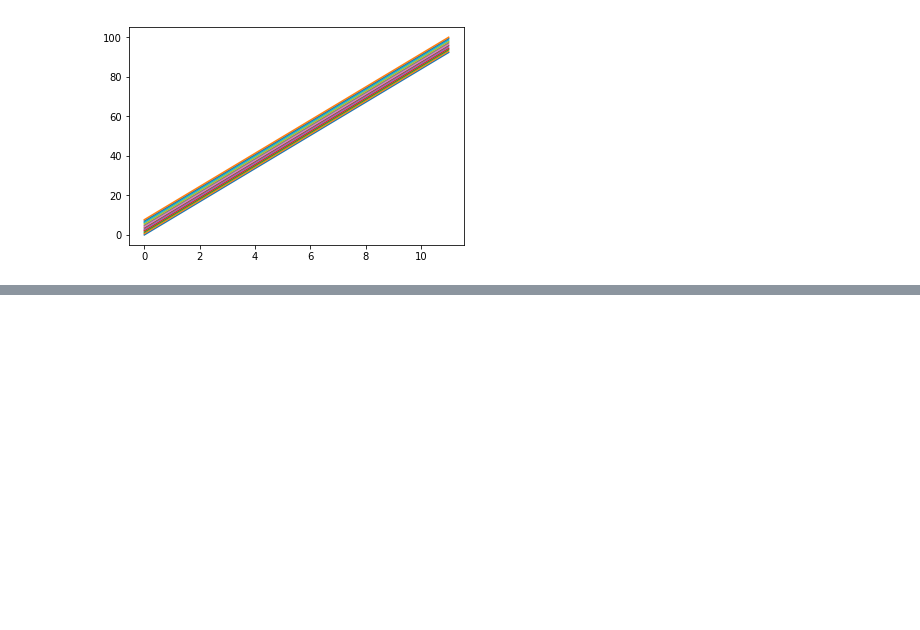
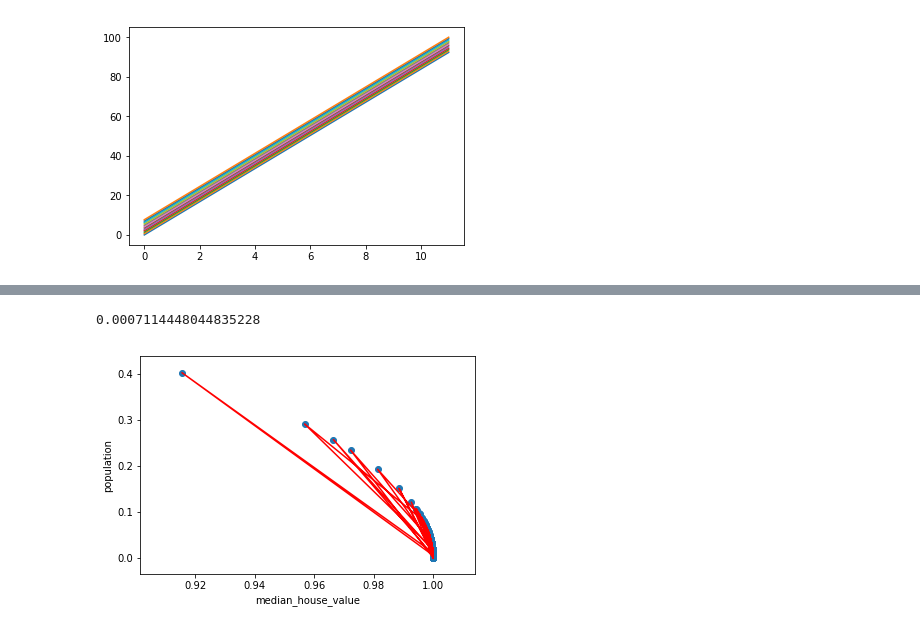
Before and after one commit to piotr-mamenas/python-playground, a Jupyter notebook: notebooks/refresher.ipynb, the cells around one changed output, grey strips where cells are left out. Cells and saved outputs as stored; diff of their text form; code cells hidden in the pictures; blank space fills up the shorter version.

```diff
--- a/notebooks/refresher.ipynb
+++ b/notebooks/refresher.ipynb
@@ -37,0 +79,14 @@ plt.plot(var)
+# %%
+normalized = normalize(df[['median_house_value','population']].as_matrix())
+
+x = normalized[:,0]
+y = normalized[:,1]
+plt.scatter(x,y,zorder=1)
+plt.plot(x,y,zorder=2,color='red')
+plt.xlabel("median_house_value")
+plt.ylabel("population")
+
+print(normalized[0,1])
+# %% [output]
+0.0007114448044835228
+[figure, added]
```
Also changed, not shown: parts of 5 cells of this notebook.
